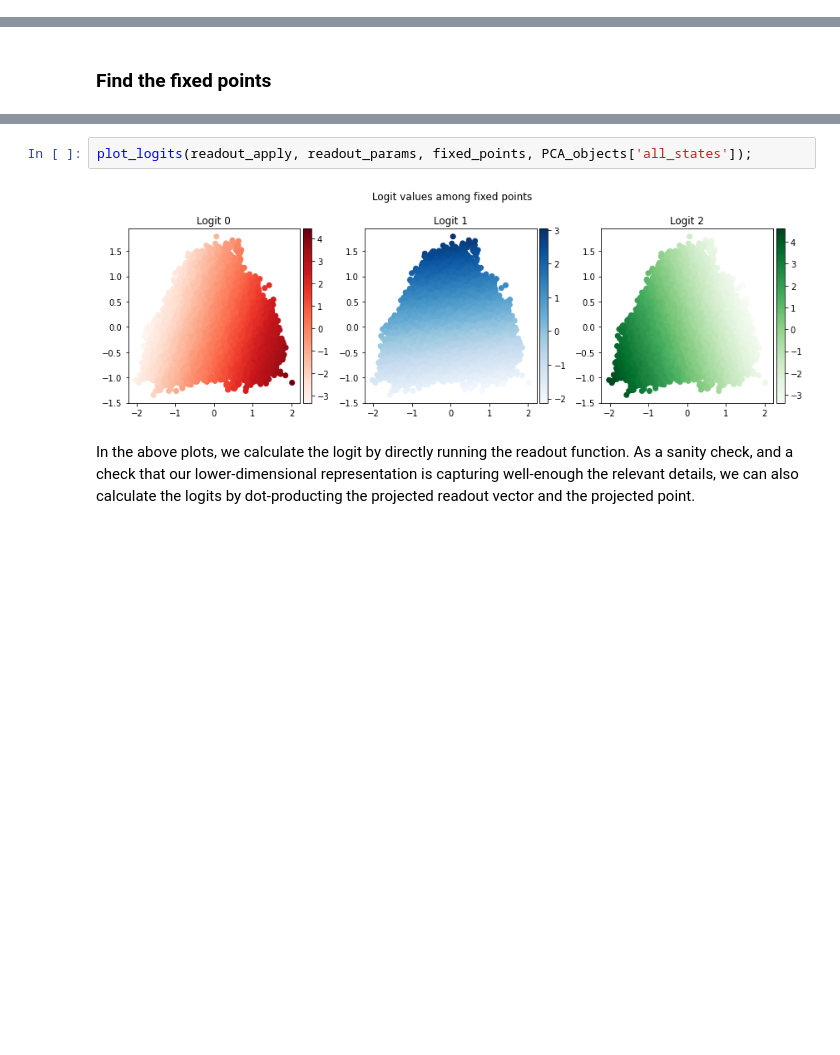
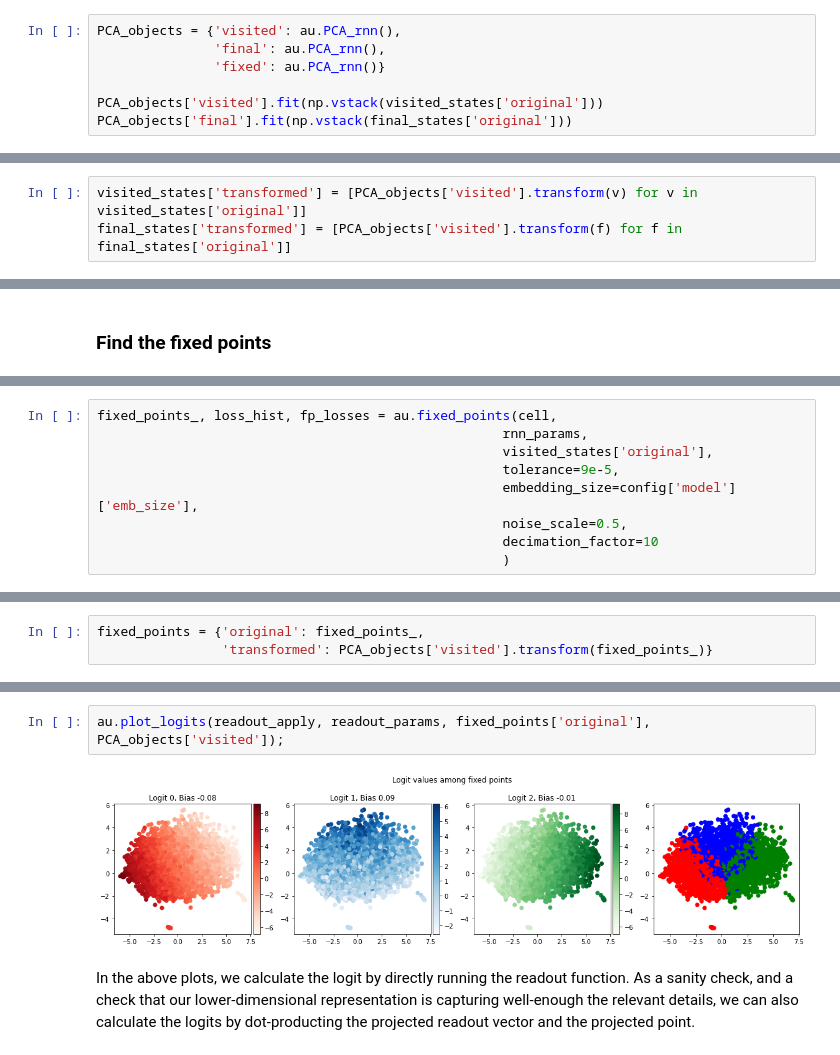
Before and after one commit to ramasesh/rnn_dynamics, a Jupyter notebook: Multi-class sentiment fixed point.ipynb, the cells around one changed output, grey strips where cells are left out. Cells and saved outputs as stored; diff of their text form; blank space fills up the shorter version.

```diff
--- a/Multi-class sentiment fixed point.ipynb
+++ b/Multi-class sentiment fixed point.ipynb
@@ -110,0 +67,7 @@ PCA()
+# %%
+PCA_objects = {'visited': au.PCA_rnn(),
+               'final': au.PCA_rnn(),
+               'fixed': au.PCA_rnn()}
+
+PCA_objects['visited'].fit(np.vstack(visited_states['original']))
+PCA_objects['final'].fit(np.vstack(final_states['original']))
@@ -111 +76,4 @@ PCA()
+# %%
+visited_states['transformed'] = [PCA_objects['visited'].transform(v) for v in visited_states['original']]
+final_states['transformed'] = [PCA_objects['visited'].transform(f) for f in final_states['original']]
 # %%
@@ -185,3 +109,12 @@ fixed_points, loss_hist, fp_losses = renn.find_fixed_points(fp_loss_fun,
+# %%
+fixed_points_, loss_hist, fp_losses = au.fixed_points(cell,
+                                                    rnn_params,
+                                                    visited_states['original'],
+                                                    tolerance=9e-5,
+                                                    embedding_size=config['model']['emb_size'],
+                                                    noise_scale=0.5,
+                                                    decimation_factor=10
+                                                    )
 # %%
 plt.semilogy(loss_hist)
 plt.xlabel('Fixed-point finder iteration')
@@ -255,0 +125,3 @@ def plot_logits(readout_function,
+# %%
+fixed_points = {'original': fixed_points_,
+                'transformed': PCA_objects['visited'].transform(fixed_points_)}
@@ -256,7 +136,7 @@ def plot_logits(readout_function,
 # %%
-plot_logits(readout_apply, readout_params, fixed_points, PCA_objects['all_states']);
+au.plot_logits(readout_apply, readout_params, fixed_points['original'], PCA_objects['visited']);
 # %% [output]
-[figure, old version]
+[figure, new version]
 # %% [markdown]
 In the above plots, we calculate the logit by directly running the readout function.  As a sanity check, and a check that our lower-dimensional representation is capturing well-enough the relevant details, we can also calculate the logits by dot-producting the projected readout vector and the projected point.
 # %% [markdown]
```
Also changed, not shown: parts of 73 cells of this notebook, 7 other files.
